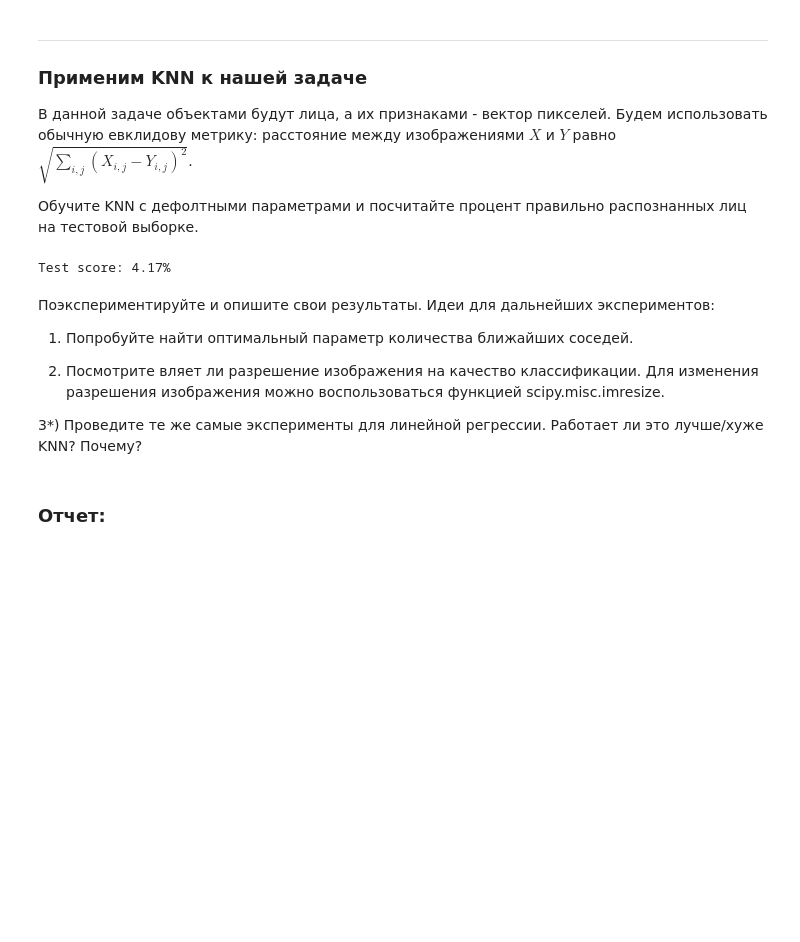
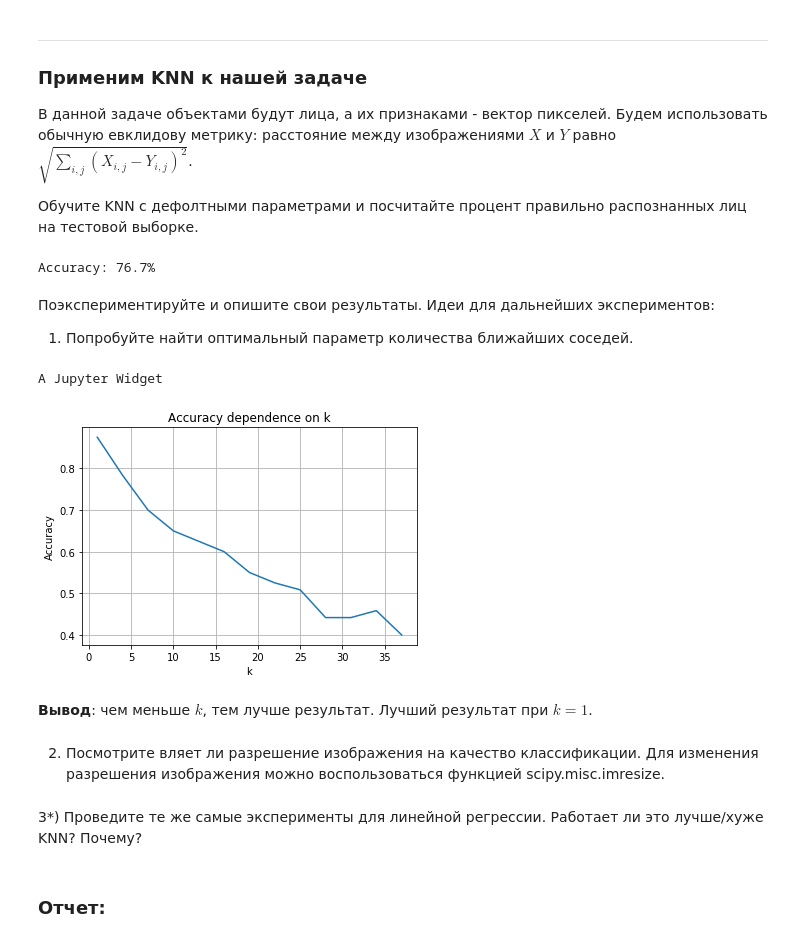
Before and after one commit to bazitur/dlschl-homeworks, a Jupyter notebook: homeworks/hw03_bonus/[hw3]faces.ipynb, the cells around one changed output. Saved outputs shown, nothing was run; the diff lists cells and outputs as text; code cells hidden in the pictures; blank space fills up the shorter version.

```diff
--- a/homeworks/hw03_bonus/[hw3]faces.ipynb
+++ b/homeworks/hw03_bonus/[hw3]faces.ipynb
@@ -157,41 +157,60 @@ ________________________________________________________________________________
 
 Обучите KNN с дефолтными параметрами и посчитайте процент правильно распознанных лиц на тестовой выборке.
 # %%
-from scipy.spatial.distance import euclidean
+import pandas as pd
 from collections import Counter
 from math import sqrt, ceil
+
+def euclidean(x1, x2):
+    return sqrt(np.sum((x1 - x2) ** 2))
 
 X_train_matrix = X_train.reshape((-1, image_h * image_w))
 X_test_matrix = X_test.reshape((-1, image_h * image_w))
 
-def classify(obj, k=None):
+def classify(obj, X_train_matrix, y_train, k=None):
     if k is None:
         k = ceil(sqrt(len(y_train)))
 
     dist = [(euclidean(i, obj), y_train[idx]) for idx, i in enumerate(X_train_matrix)]
-    dist = list(sorted(dist))[:k]
-    cnt = Counter()
-    for k, v in dist:
-        cnt[v] += 1
-    return max(cnt, key=cnt.get)
+    df = pd.DataFrame({
+        "distance": dist,
+        "label": y_train
+    })
+    return df.sort_values(by="distance")[:k]["label"].value_counts().index[0]
 
-def test_model():
+
+def test_model(k=9):
     cnt = 0
     for obj, real_class_ in zip(X_test_matrix, y_test):
-        class_ = classify(obj, k=10)
-        if class_ == real_class_:
+        if classify(obj, X_train_matrix, y_train, k=k) == real_class_:
             cnt += 1
     return cnt / len(y_test)
 
-print('Test score: {:0.2f}%'.format(test_model() * 100))
+print("Accuracy: {0:.01f}%".format(test_model(5) * 100))
 # %% [output]
-Test score: 4.17%
+Accuracy: 76.7%
+# %% [markdown]
+Поэкспериментируйте и опишите свои результаты.
+Идеи для дальнейших экспериментов:
+
+1) Попробуйте найти оптимальный параметр количества ближайших соседей.
+# %%
+from tqdm import tqdm_notebook
+
+xa = list(range(1, 40, 3))
+ya = []
+for i in tqdm_notebook(xa, desc="Calculating optimal k…"):
+    ya.append(test_model(k=i))
+
+plt.plot(xa, ya)
+plt.title("Accuracy dependence on k")
+plt.xlabel("k")
+plt.ylabel("Accuracy")
+plt.grid();
+# %% [output]
+A Jupyter Widget
+[figure, added]
+# %% [markdown]
+**Вывод**: чем меньше $k$, тем лучше результат. Лучший результат при $k = 1$.
 # %% [markdown]
-Поэкспериментируйте и опишите свои результаты.
-Идеи для дальнейших экспериментов:
-
-1) Попробуйте найти оптимальный параметр количества ближайших соседей.
-
 2) Посмотрите вляет ли разрешение изображения на качество классификации. Для изменения разрешения изображения можно воспользоваться функцией scipy.misc.imresize.
-
-3*) Проведите те же самые эксперименты для линейной регрессии. Работает ли это лучше/хуже KNN? Почему?
@@ -200,2 +217,4 @@ Test score: 4.17%
+# %% [markdown]
+3*) Проведите те же самые эксперименты для линейной регрессии. Работает ли это лучше/хуже KNN? Почему?
 # %% [markdown]
 ### Отчет:
```
Also changed, not shown: parts of 4 cells of this notebook.
